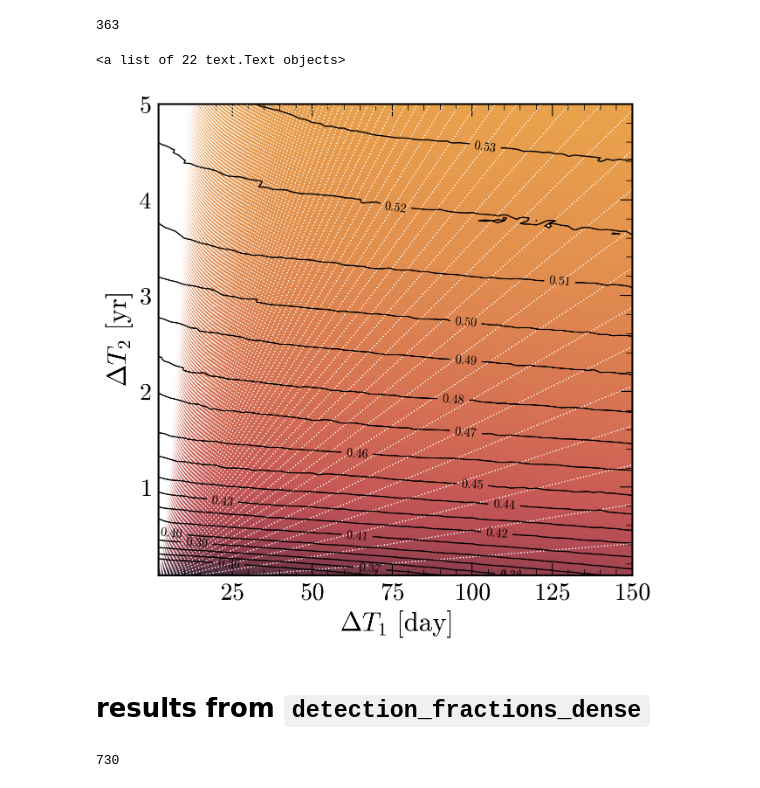
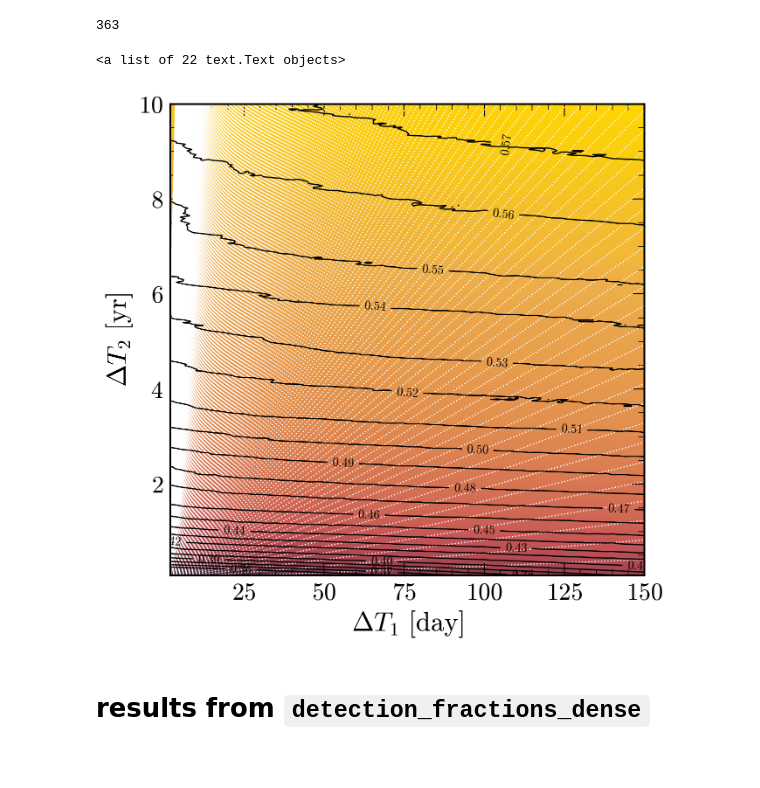
Before and after one commit to anya-m-phillips/via_binaries, a Jupyter notebook: test.ipynb, the cells around one changed output. Saved outputs shown, nothing was run; the diff lists cells and outputs as text; code cells hidden in the pictures.

```diff
--- a/test.ipynb
+++ b/test.ipynb
@@ -128,35 +146,35 @@ Z = dfa.T
 Y = Y/365
 fig, ax = plt.subplots()
 # ax.imshow(dfa, cmap=time_cmap)
 ob = ax.contourf(X,Y, Z, cmap=df_cmap, levels=1000)
 divider = make_axes_locatable(ax)
 # cax = divider.append_axes('right', size='5%', pad=0.05)
 # cax.set_yticklabels(np.arange(0.44, 0.53, 0.01))
 # fig.colorbar(ob, cax=cax, label=r"detection fraction")
 
 
 ### add lines where dt2 is an integer multiple of dt1
 x = np.linspace(np.min(dt1_vals), np.max(dt1_vals), 100)
 n_vals = np.arange(1, 1000, 1)
 for n in n_vals:
     y = n*x
     y = y/365
     ax.plot(x,y, c='white', lw=1, ls=':')
 
 
 
-ax.set_ylim(np.min(Y), 5)#np.max(Y))
+ax.set_ylim(np.min(Y), np.max(Y))
 ax.set_xlabel(r"$\Delta T_1~\rm [day]$")
 ax.set_ylabel(r'$\Delta T_2~\rm [yr]$')
 # ax.set_xscale('log')
 # ax.set_yscale('log')
 
 ob = ax.contour(X,Y,Z, levels=np.arange(0.36, 0.60, 0.01),
            linestyle="solid", colors="k", linewidths=1)
 ax.clabel(ob, ob.levels, fontsize=10)
 # %% [output]
 <a list of 22 text.Text objects>
-[figure, old version]
+[figure, new version]
 # %% [markdown]
 # results from `detection_fractions_dense`
 # %%
@@ -178,10 +196,6 @@ for k, dt1 in enumerate(dt1_vals, start=1):
     dfa_this_dt1 = np.loadtxt("detection_fractions_dense/ms_%i.txt"%k)
     dfa.append(dfa_this_dt1)
 dfa = np.array(dfa)
-# %%
-len(dt2_vals) # will take >~twice as long to run as the sparse version
-# %% [output]
-730
 # %%
 colors=["#212738","#4D3041","#79394A","#994250","#B24B54","#C55756","#D26A54","#DC8051","#E5974D","#EDAE49", "gold"]
 # colors.reverse()
```
Also changed, not shown: parts of 10 cells of this notebook, 5 other files.
